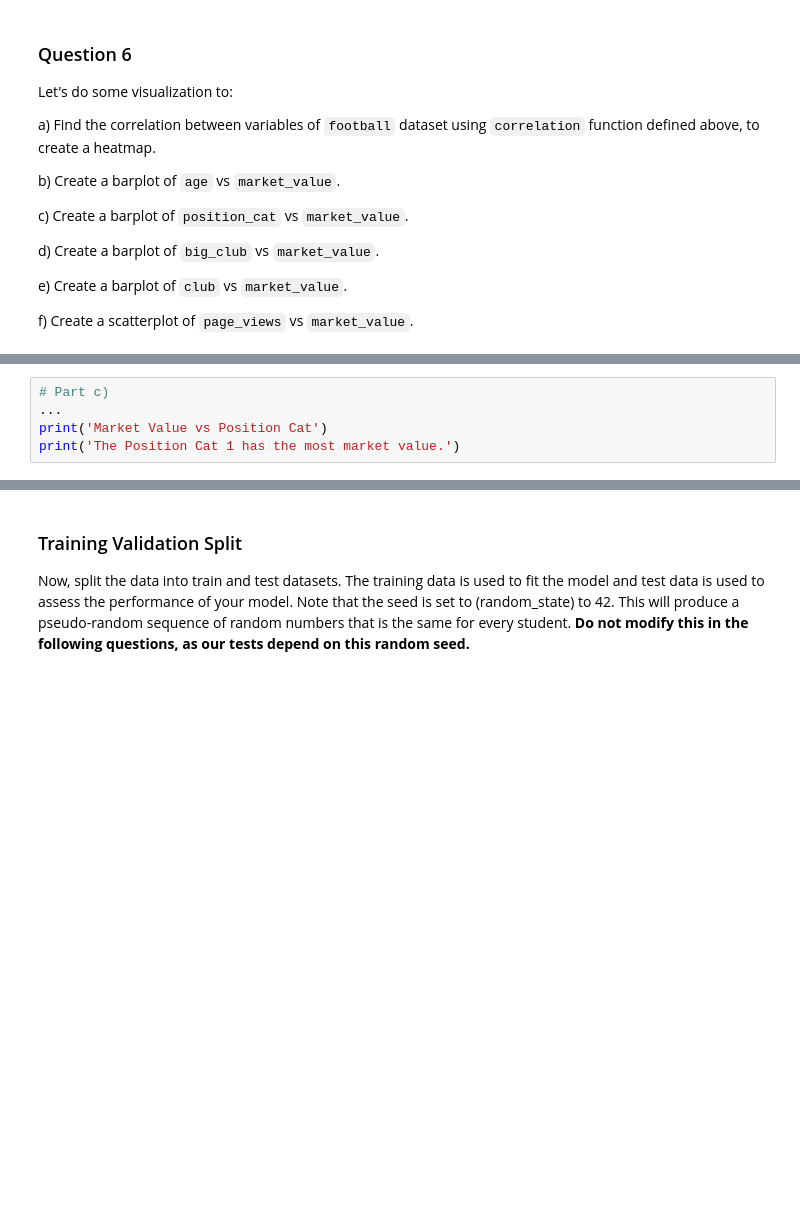
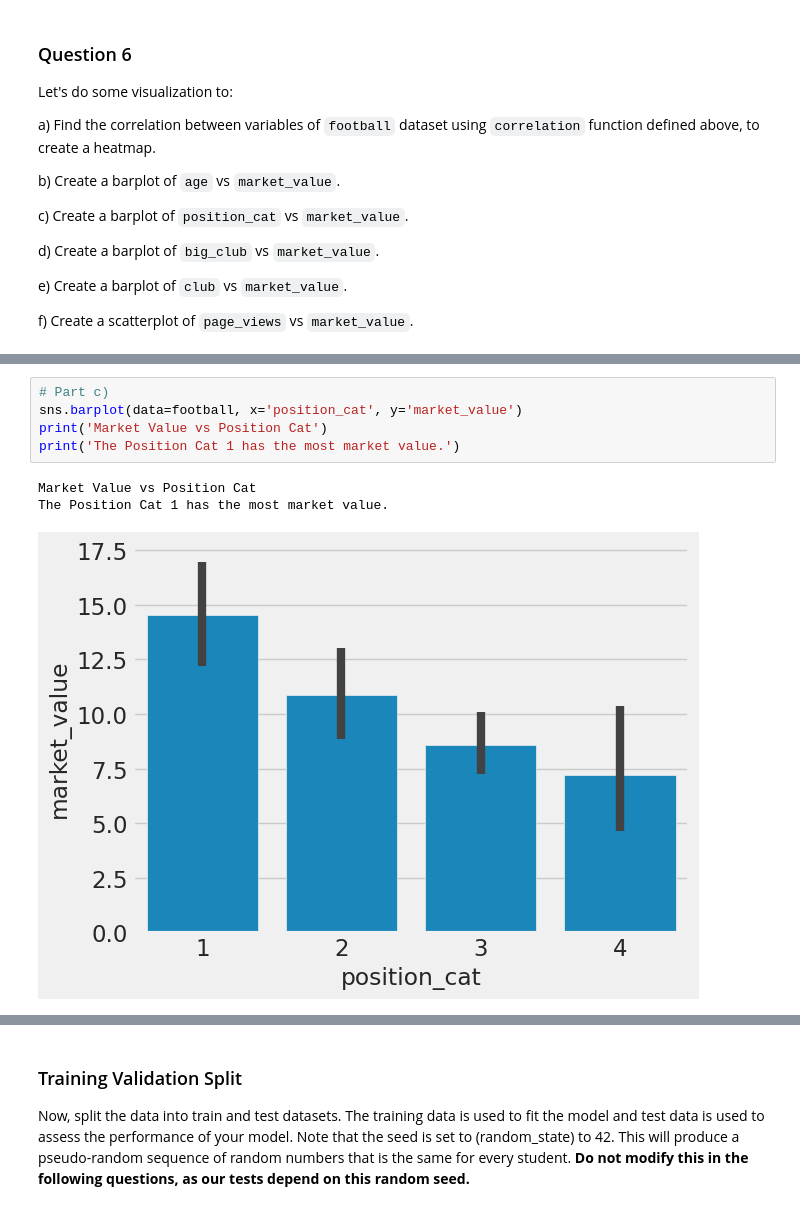
Before and after one commit to TheChroniclerr/CP322, a Jupyter notebook: Assignment_1.ipynb, the cells around one changed output, grey strips where cells are left out. Saved outputs shown, nothing was run; the diff lists cells and outputs as text; blank space fills up the shorter version.

```diff
--- a/Assignment_1.ipynb
+++ b/Assignment_1.ipynb
@@ -305,7 +488,11 @@ print('The age group of 22 to 29 have the most market value.')
 # %%
 # Part c)
-...
+sns.barplot(data=football, x='position_cat', y='market_value')
 print('Market Value vs Position Cat')
 print('The Position Cat 1 has the most market value.')
+# %% [output]
+Market Value vs Position Cat
+The Position Cat 1 has the most market value.
+[figure, added]
 # %%
 # Part d)
```
Also changed, not shown: parts of 37 cells of this notebook.
